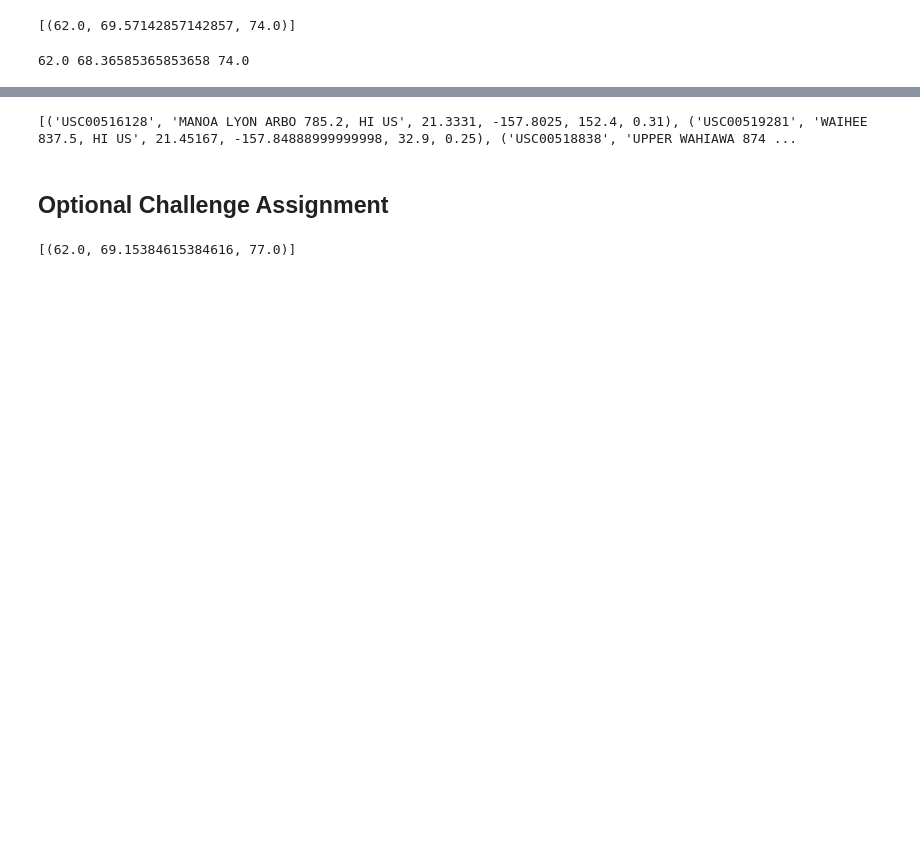
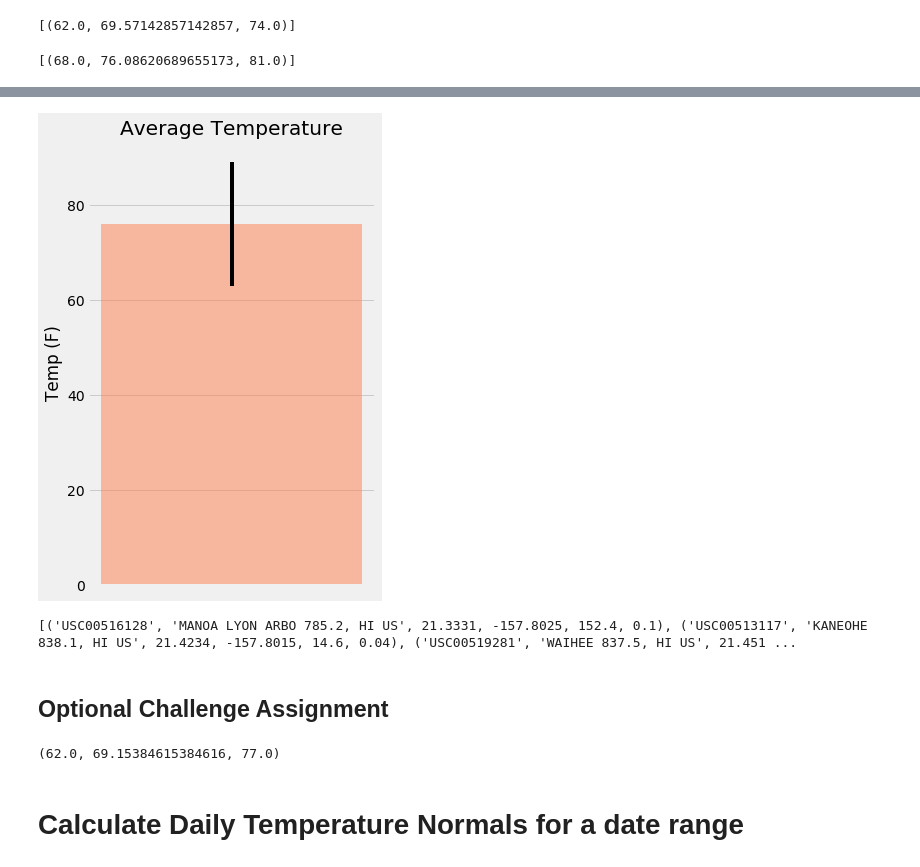
Before and after one commit to ppainuly/Hawaii-Weather-Analysis, a Jupyter notebook: climate_starter.ipynb, the cells around one changed output, grey strips where cells are left out. Cells and saved outputs as stored; diff of their text form; code cells hidden in the pictures; blank space fills up the shorter version.

```diff
--- a/climate_starter.ipynb
+++ b/climate_starter.ipynb
@@ -40,8 +40,9 @@ data = engine.execute("Select date from measurement order by date desc limit 1")
 last_date = []
 for i in data:
     last_date.append(i)
-start_date = dt.date(2019, 11, 25)
-end_date = dt.date(2019, 12, 2)
+
+start_date = dt.date(2016, 10, 25)
+end_date = dt.date(2016, 11, 2)
 
 # The last date of the dataset
 print(last_date[0][0])
@@ -250,11 +268,24 @@ print(calc_temps('2012-02-28', '2012-03-05'))
 # %%
 # Use your previous function `calc_temps` to calculate the tmin, tavg, and tmax
 # for your trip using the previous year's data for those same dates.
+
+my_trip = calc_temps(start_date,end_date)
+my_trip
 # %% [output]
-62.0 68.36585365853658 74.0
+[(68.0, 76.08620689655173, 81.0)]
 # %%
 # Plot the results from your previous query as a bar chart.
 # Use "Trip Avg Temp" as your Title
 # Use the average temperature for the y value
 # Use the peak-to-peak (tmax-tmin) value as the y error bar (yerr)
+
+trip_df = pd.DataFrame(my_trip, columns=['tmin', 'tavg', 'tmax'])
+plt.figure(figsize=(5,7))
+plt.bar(['1'], trip_df['tavg'], yerr=(trip_df['tmax'] - trip_df['tmin']), color='coral',alpha=0.5)
+plt.ylabel("Temp (F)")
+plt.title('Average Temperature')
+plt.xticks([])
+plt.tight_layout()
+plt.savefig("Images/AveTempTrip.png")
+plt.show()
 # %% [output]
@@ -263,8 +292,24 @@ print(calc_temps('2012-02-28', '2012-03-05'))
+[figure, added]
 # %%
 # Calculate the total amount of rainfall per weather station for your trip dates using the previous year's matching dates.
 # Sort this in descending order by precipitation amount and list the station, name, latitude, longitude, and elevation
+
+def precipitation(start_date, end_date):
+
+        data =  session.query(Measurement.station,
+           Station.name,
+           Station.latitude,
+           Station.longitude,
+           Station.elevation,
+           Measurement.prcp).filter(Measurement.station == Station.station).\
+                    filter(Measurement.date >= start_date).\
+                        filter(Measurement.date <= end_date).group_by(Measurement.station).\
+                            order_by(Measurement.prcp.desc()).all()
+        return data
+
+print(precipitation('2017-05-12','2017-06-18'))
 # %% [output]
-[('USC00516128', 'MANOA LYON ARBO 785.2, HI US', 21.3331, -157.8025, 152.4, 0.31), ('USC00519281', 'WAIHEE 837.5, HI US', 21.45167, -157.84888999999998, 32.9, 0.25), ('USC00518838', 'UPPER WAHIAWA 874 ...
+[('USC00516128', 'MANOA LYON ARBO 785.2, HI US', 21.3331, -157.8025, 152.4, 0.1), ('USC00513117', 'KANEOHE 838.1, HI US', 21.4234, -157.8015, 14.6, 0.04), ('USC00519281', 'WAIHEE 837.5, HI US', 21.451 ...
 # %% [markdown]
 ## Optional Challenge Assignment
 # %%
@@ -285,7 +330,9 @@ def daily_normals(date):
     sel = [func.min(Measurement.tobs), func.avg(Measurement.tobs), func.max(Measurement.tobs)]
     return session.query(*sel).filter(func.strftime("%m-%d", Measurement.date) == date).all()
 
-daily_normals("01-01")
+daily_normals("01-01")[0]
 # %% [output]
-[(62.0, 69.15384615384616, 77.0)]
+(62.0, 69.15384615384616, 77.0)
+# %% [markdown]
+# Calculate Daily Temperature Normals for a date range
 # %%
```
Also changed, not shown: parts of 9 cells of this notebook.
